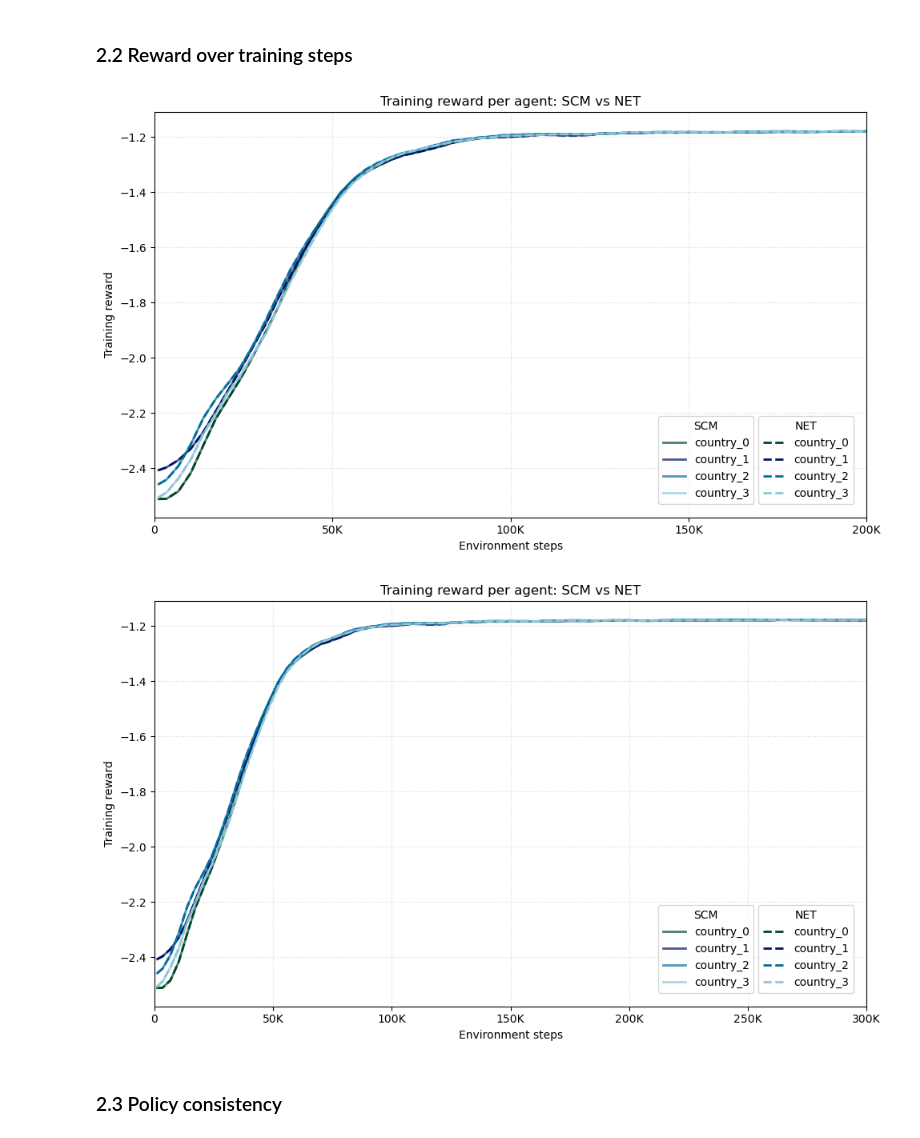
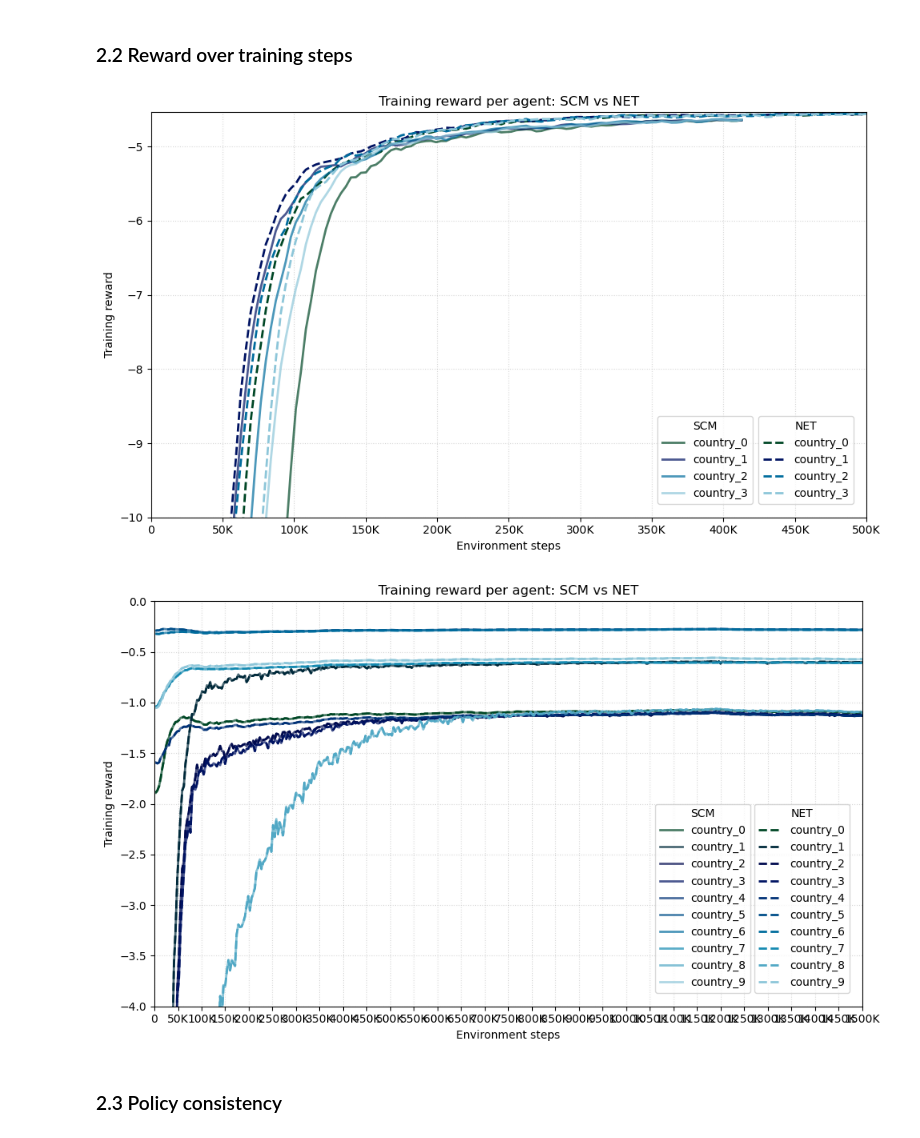
Before and after one commit to oskarbohnlassen/ciceroscm-surrogate, a Jupyter notebook: notebooks/marl_results.ipynb, the cells around one changed output. Drawn from its saved outputs; the diff is of its cells as text; code cells hidden in the pictures.

```diff
--- a/notebooks/marl_results.ipynb
+++ b/notebooks/marl_results.ipynb
@@ -9,12 +17,15 @@ from plot_utils import plot_training_time_and_speedup, table_for,plot_train_rewa
 # %% [markdown]
 ### 1.1 Homogenous
 # %%
-homogenous_scm_results_path = "/home/obola/repositories/cicero-scm-surrogate/data/20250930_223742/marl_results/20251001_160734_20251001_104419_lstm_128_1_homogenous_agents/marl_experiment_results_intermediate.json"
-homogenous_net_results_path = "/home/obola/repositories/cicero-scm-surrogate/data/20250930_223742/marl_results/20251001_160734_20251001_104419_lstm_128_1_homogenous_agents/marl_experiment_results_intermediate.json"
+homogenous_scm_results_path = "/home/obola/repositories/cicero-scm-surrogate/data/20250930_223742/marl_results/paper_20251003_100842_scm_homogenous_agents/marl_experiment_results_intermediate.json"
+homogenous_net_results_path = "/home/obola/repositories/cicero-scm-surrogate/data/20250930_223742/marl_results/paper_20251003_165457_20251001_104419_lstm_128_1_homogenous_agents/marl_experiment_results_intermediate.json"
 
 
 with open(homogenous_scm_results_path, "r") as f:
     scm_results = json.load(f)
+
+with open(homogenous_net_results_path, "r") as f:
+    net_results = json.load(f)
 
 homogenous_scm_training_time = pd.DataFrame.from_dict(scm_results["training_time_stats"], orient="index", columns=["value"])
 homogenous_scm_greedy_reward = pd.DataFrame.from_dict(scm_results["greedy_reward"], orient="index")
@@ -22,12 +33,10 @@ homogenous_scm_train_reward = pd.DataFrame.from_dict(scm_results["train_reward"]
 
 homogenous_scm_greedy_policy = scm_results["greedy_policy"]
 
-homogenous_scm_emission_delta  = table_for(homogenous_scm_greedy_policy, "emission_delta")
-homogenous_scm_prevention_rate = table_for(homogenous_scm_greedy_policy, "prevention_rate")
-
-
-with open(homogenous_net_results_path, "r") as f:
-    net_results = json.load(f)
+homogenous_scm_energy       = _extract_lever_table(homogenous_scm_greedy_policy, "energy")
+homogenous_scm_methane      = _extract_lever_table(homogenous_scm_greedy_policy, "methane")
+homogenous_scm_agriculture  = _extract_lever_table(homogenous_scm_greedy_policy, "agriculture")
+homogenous_scm_adaptation   = _extract_adaptation_table(homogenous_scm_greedy_policy)
 
 homogenous_net_training_time = pd.DataFrame.from_dict(net_results["training_time_stats"], orient="index", columns=["value"])
 homogenous_net_greedy_reward = pd.DataFrame.from_dict(net_results["greedy_reward"], orient="index")
@@ -35,13 +44,15 @@ homogenous_net_train_reward = pd.DataFrame.from_dict(net_results["train_reward"]
 
 homogenous_net_greedy_policy = net_results["greedy_policy"]
 
-homogenous_net_emission_delta  = table_for(homogenous_net_greedy_policy, "emission_delta")
-homogenous_net_prevention_rate = table_for(homogenous_net_greedy_policy, "prevention_rate")
+homogenous_net_energy       = _extract_lever_table(homogenous_net_greedy_policy, "energy")
+homogenous_net_methane      = _extract_lever_table(homogenous_net_greedy_policy, "methane")
+homogenous_net_agriculture  = _extract_lever_table(homogenous_net_greedy_policy, "agriculture")
+homogenous_net_adaptation   = _extract_adaptation_table(homogenous_net_greedy_policy)
 # %% [markdown]
 ### 1.2 Heterogenous
 # %%
-heterogenous_scm_results_path = "/home/obola/repositories/cicero-scm-surrogate/data/20250930_223742/marl_results/20251001_160734_20251001_104419_lstm_128_1_homogenous_agents/marl_experiment_results_intermediate.json"
-heterogenous_net_results_path = "/home/obola/repositories/cicero-scm-surrogate/data/20250930_223742/marl_results/20251001_160734_20251001_104419_lstm_128_1_homogenous_agents/marl_experiment_results_intermediate.json"
+heterogenous_scm_results_path = "/home/obola/repositories/cicero-scm-surrogate/data/20250930_223742/marl_results/10_agents20251005_141944_20251001_104419_lstm_128_1_heterogenous_agents/marl_experiment_results_intermediate.json"
+heterogenous_net_results_path = "/home/obola/repositories/cicero-scm-surrogate/data/20250930_223742/marl_results/10_agents20251005_141944_20251001_104419_lstm_128_1_heterogenous_agents/marl_experiment_results_intermediate.json"
 
 with open(heterogenous_scm_results_path, "r") as f:
     scm_results = json.load(f)
@@ -54,16 +65,22 @@ heterogenous_scm_training_time = pd.DataFrame.from_dict(scm_results["training_ti
 heterogenous_scm_greedy_reward = pd.DataFrame.from_dict(scm_results["greedy_reward"], orient="index")
 heterogenous_scm_train_reward = pd.DataFrame.from_dict(scm_results["train_reward"], orient="index")
 heterogenous_scm_greedy_policy = scm_results["greedy_policy"]
-heterogenous_scm_emission_delta  = table_for(heterogenous_scm_greedy_policy, "emission_delta")
-heterogenous_scm_prevention_rate = table_for(heterogenous_scm_greedy_policy, "prevention_rate")
+
+heterogenous_scm_energy       = _extract_lever_table(heterogenous_scm_greedy_policy, "energy")
+heterogenous_scm_methane      = _extract_lever_table(heterogenous_scm_greedy_policy, "methane")
+heterogenous_scm_agriculture  = _extract_lever_table(heterogenous_scm_greedy_policy, "agriculture")
+heterogenous_scm_adaptation   = _extract_adaptation_table(heterogenous_scm_greedy_policy)
 
 ### NET
 heterogenous_net_training_time = pd.DataFrame.from_dict(net_results["training_time_stats"], orient="index", columns=["value"])
 heterogenous_net_greedy_reward = pd.DataFrame.from_dict(net_results["greedy_reward"], orient="index")
 heterogenous_net_train_reward = pd.DataFrame.from_dict(net_results["train_reward"], orient="index")
 heterogenous_net_greedy_policy = net_results["greedy_policy"]
-heterogenous_net_emission_delta  = table_for(heterogenous_net_greedy_policy, "emission_delta")
-heterogenous_net_prevention_rate = table_for(heterogenous_net_greedy_policy, "prevention_rate")
+
+heterogenous_net_energy       = _extract_lever_table(heterogenous_net_greedy_policy, "energy")
+heterogenous_net_methane      = _extract_lever_table(heterogenous_net_greedy_policy, "methane")
+heterogenous_net_agriculture  = _extract_lever_table(heterogenous_net_greedy_policy, "agriculture")
+heterogenous_net_adaptation   = _extract_adaptation_table(heterogenous_net_greedy_policy)
 # %% [markdown]
 ## 2. Charts and figures
 # %% [markdown]
@@ -83,12 +100,12 @@ fig, axes = plot_training_time_and_speedup(
 # %% [markdown]
 ### 2.2 Reward over training steps
 # %%
-plot_train_reward(homogenous_scm_train_reward, homogenous_net_train_reward, steps_max=200_000,cmap="ocean")
+plot_train_reward(homogenous_scm_train_reward, homogenous_net_train_reward, steps_max=500_000,cmap="ocean", y_min = -10)
 # %% [output]
-[figure, old version]
+[figure, new version]
 # %%
-plot_train_reward(heterogenous_scm_train_reward, heterogenous_net_train_reward, steps_max=300_000,cmap="ocean")
+plot_train_reward(heterogenous_scm_train_reward, heterogenous_net_train_reward, steps_max=1_500_000,cmap="ocean", y_min= -4, y_max=0)
 # %% [output]
-[figure, old version]
+[figure, new version]
 # %% [markdown]
 ### 2.3 Policy consistency
```
Also changed, not shown: parts of 9 cells of this notebook, 51 other files.
